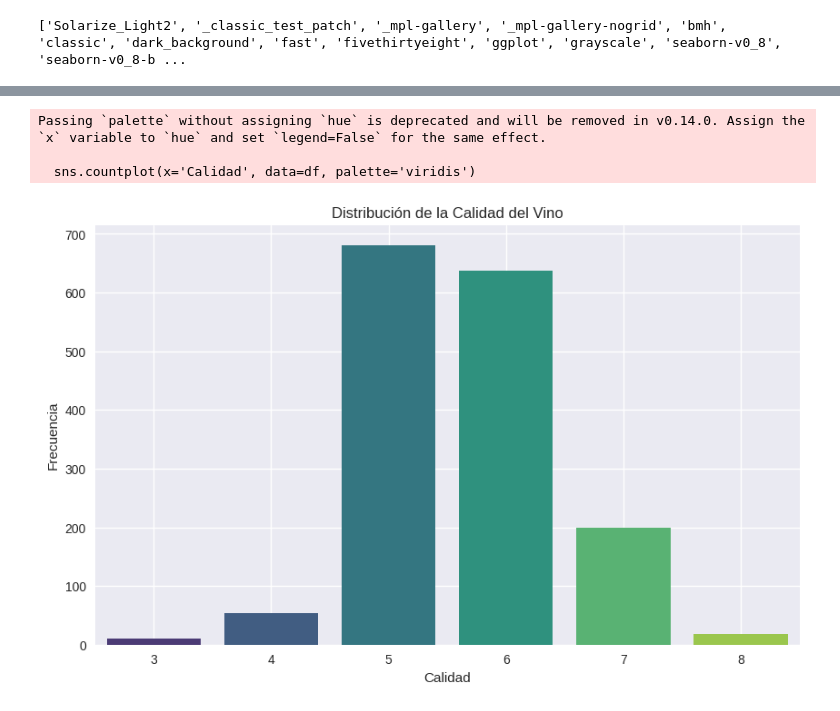
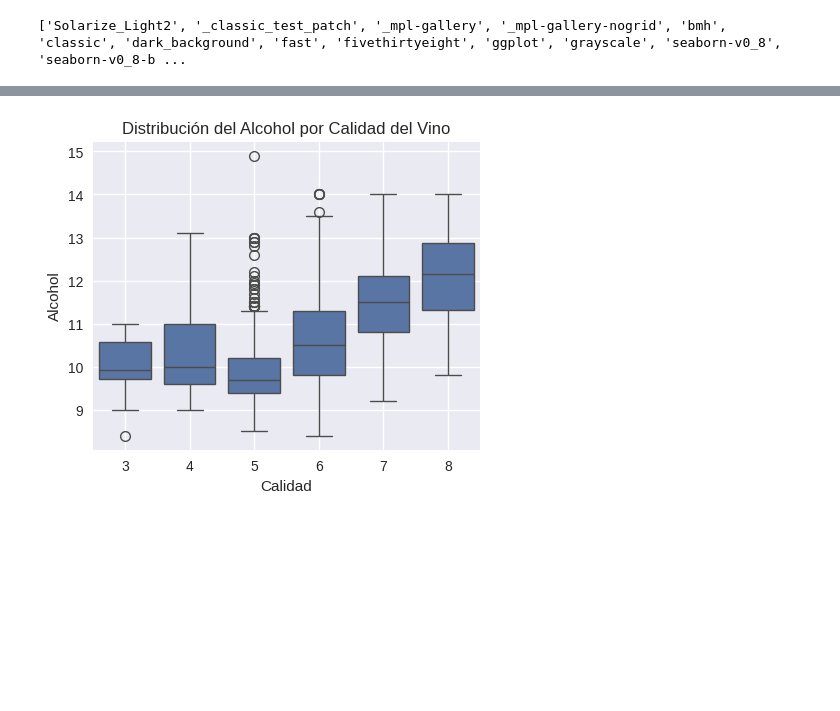
Before and after one commit to tdiego74/Clase_Data_Science_I_PBLC, a Jupyter notebook: PF_Data_SC_I.ipynb, the cells around one changed output, grey strips where cells are left out. Cells and saved outputs as stored; diff of their text form; code cells hidden in the pictures; blank space fills up the shorter version.

```diff
--- a/PF_Data_SC_I.ipynb
+++ b/PF_Data_SC_I.ipynb
@@ -183,13 +209,11 @@ Text(0, 0.5, 'Calidad')
-# %%
-plt.figure(figsize=(10, 6))
-sns.countplot(x='Calidad', data=df, palette='viridis')
-plt.title('Distribución de la Calidad del Vino')
-plt.xlabel('Calidad')
-plt.ylabel('Frecuencia')
-plt.grid(True)
-plt.show()
-# %% [output]
-Passing `palette` without assigning `hue` is deprecated and will be removed in v0.14.0. Assign the `x` variable to `hue` and set `legend=False` for the same effect.
-
-  sns.countplot(x='Calidad', data=df, palette='viridis')
-[figure, removed]
+# %%
+# Boxplot: Comparación de la Distribución del Alcohol entre Diferentes Calidades (Bivariado)
+fig, ax = plt.subplots(figsize=(5, 4))
+sns.boxplot(x='Calidad', y='Alcohol', data=df, ax=ax)
+ax.set_title('Distribución del Alcohol por Calidad del Vino')
+ax.set_xlabel('Calidad')
+ax.set_ylabel('Alcohol')
+plt.grid(True)
+plt.show()
+# %% [output]
+[figure, added]
```
Also changed, not shown: parts of 21 cells of this notebook.
